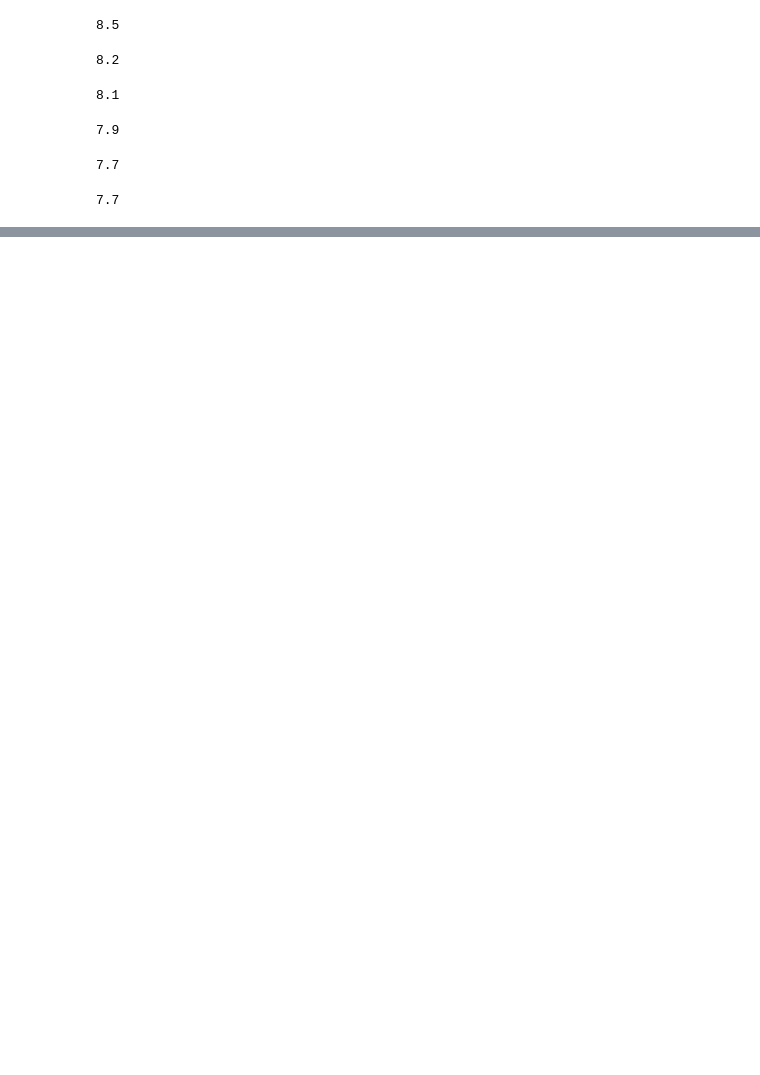
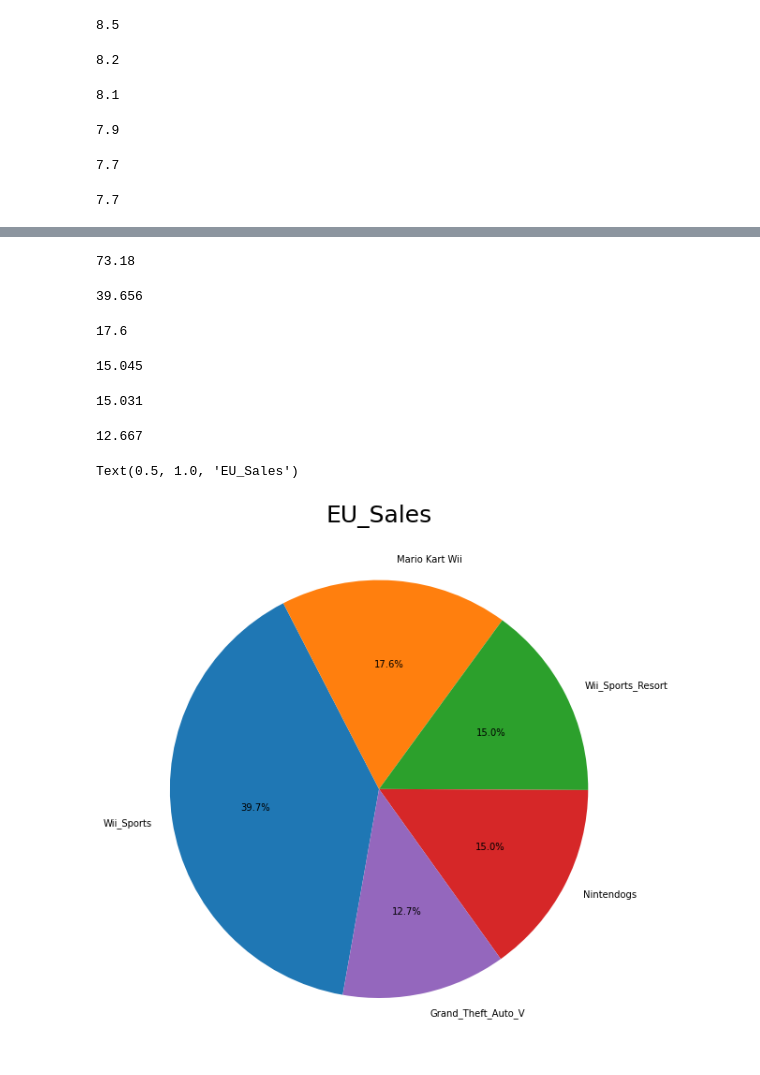
Before and after one commit to JunilMin/sec1_project, a Jupyter notebook: ai06_sec1_project_민준일.ipynb, the cells around one changed output, grey strips where cells are left out. Drawn from its saved outputs; the diff is of its cells as text; code cells hidden in the pictures; blank space fills up the shorter version.

```diff
--- a/ai06_sec1_project_민준일.ipynb
+++ b/ai06_sec1_project_민준일.ipynb
@@ -377,0 +433,33 @@ plt.show()
+# %%
+round(29.02 + 12.88 + 11.01 + 11 + 9.27, 3) ## 총합
+# %% [output]
+73.18
+# %%
+round(29.02 / 73.18 *100, 3) ## 각 항목 백분위
+# %% [output]
+39.656
+# %%
+round(12.88 / 73.18 *100, 3)
+# %% [output]
+17.6
+# %%
+round(11.01 / 73.18 *100, 3)
+# %% [output]
+15.045
+# %%
+round(11.00 / 73.18 *100, 3)
+# %% [output]
+15.031
+# %%
+round(9.27 / 73.18 *100, 3)
+# %% [output]
+12.667
+# %%
+ratio2 = [39.656, 17.6, 15.045, 15.031, 12.667]
+labels = ['Wii_Sports', 'Mario Kart Wii', 'Wii_Sports_Resort', 'Nintendogs', 'Grand_Theft_Auto_V']
+# %%
+plt.pie(ratio2, labels=labels, autopct='%.1f%%', startangle=260, counterclock=False)
+plt.title('EU_Sales' , fontsize=25)
+# %% [output]
+Text(0.5, 1.0, 'EU_Sales')
+[figure, added]
```
Also changed, not shown: parts of 28 cells of this notebook.
